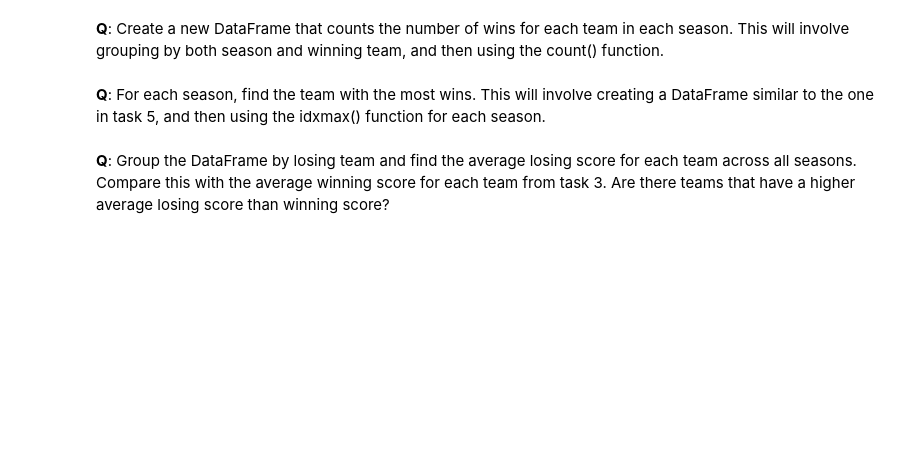
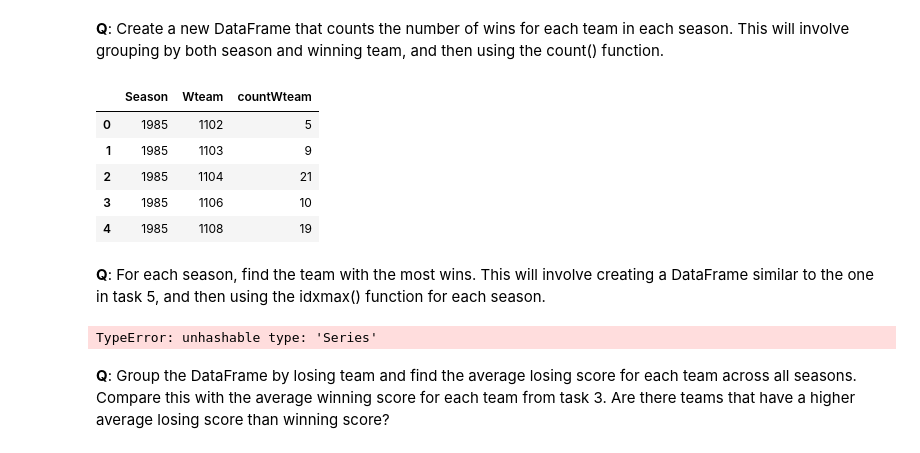
Before and after one commit to miafjensen/Data_visualization_and_analysis_group12, a Jupyter notebook: pd_s205487.ipynb, the cells around one changed output. Drawn from its saved outputs; the diff is of its cells as text; code cells hidden in the pictures; blank space fills up the shorter version.

```diff
--- a/pd_s205487.ipynb
+++ b/pd_s205487.ipynb
@@ -385,5 +464,14 @@ df.values[0][0]
 **Q**: Create a new DataFrame that counts the number of wins for each team in each season. This will involve grouping by both season and winning team, and then using the count() function.
 # %%
 # Write your code here
+wins_df = df.groupby(['Season','Wteam'])['Wteam'].count().reset_index(name='countWteam')
+wins_df.head()
+# %% [output]
+|  | Season | Wteam | countWteam |
+| 0 | 1985 | 1102 | 5 |
+| 1 | 1985 | 1103 | 9 |
+| 2 | 1985 | 1104 | 21 |
+| 3 | 1985 | 1106 | 10 |
+| 4 | 1985 | 1108 | 19 |
 # %% [markdown]
 **Q**: For each season, find the team with the most wins. This will involve creating a DataFrame similar to the one in task 5, and then using the idxmax() function for each season.
@@ -392,2 +478,9 @@ df.values[0][0]
+# %%
+# Write your code here
+idx2 = wins_df.groupby('Season')['countWteam'].idxmax()
+wins_df.loc(idx2)
+#https://www.w3schools.com/python/pandas/ref_df_idxmax.asp
+# %% [output]
+TypeError: unhashable type: 'Series'
 # %% [markdown]
 **Q**: Group the DataFrame by losing team and find the average losing score for each team across all seasons. Compare this with the average winning score for each team from task 3. Are there teams that have a higher average losing score than winning score?
```
Also changed, not shown: parts of 15 cells of this notebook.
